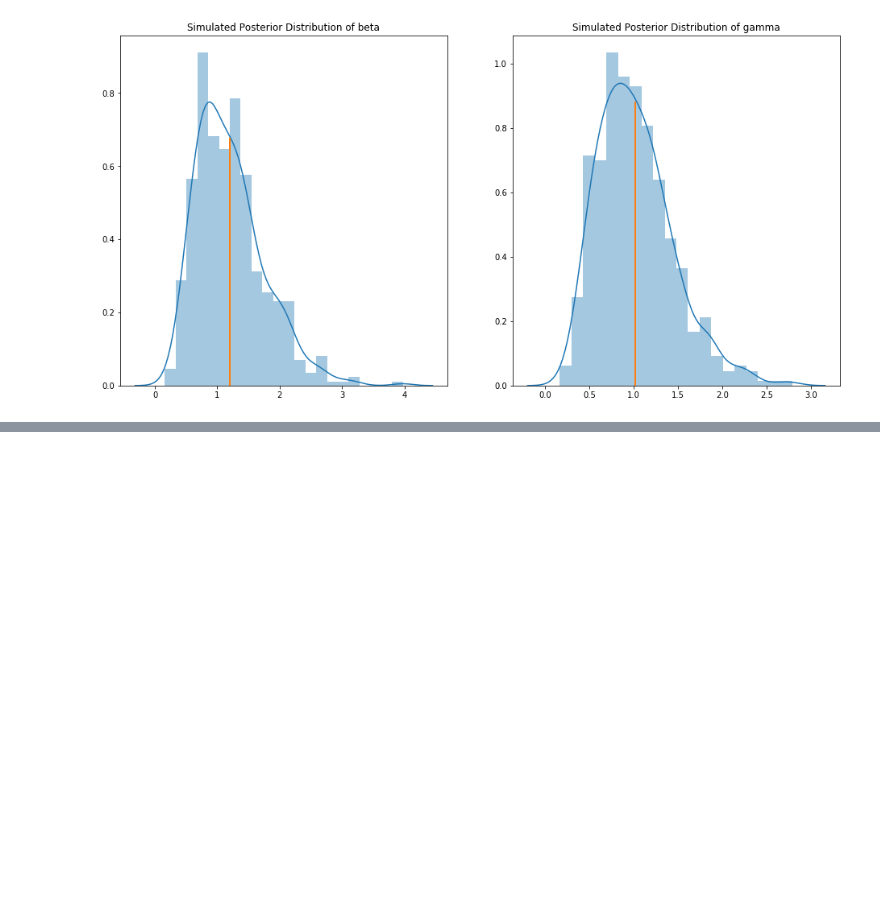
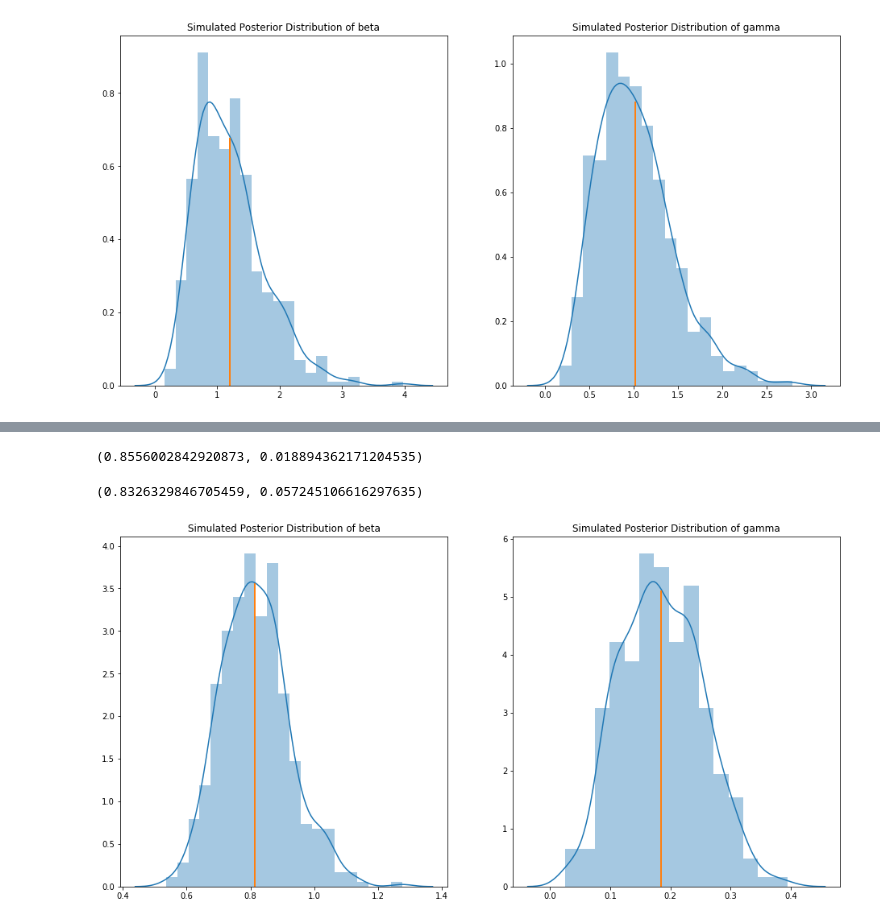
Before and after one commit to jooooooy/sta663, a Jupyter notebook: Visualization.ipynb, the cells around one changed output, grey strips where cells are left out. Cells and saved outputs as stored; diff of their text form; code cells hidden in the pictures; blank space fills up the shorter version.

```diff
--- a/Visualization.ipynb
+++ b/Visualization.ipynb
@@ -29,0 +34,5 @@ plt.savefig('dist.png')
+# %%
+post_sample = np.loadtxt('post_pmc.txt')
+beta = post_sample[:,0]
+gamma = post_sample[:,1]
+wei = post_sample[:,2]
@@ -29,0 +62,23 @@ plt.savefig('dist.png')
+# %%
+meanqG,sdqG
+# %% [output]
+(0.8556002842920873, 0.018894362171204535)
+# %%
+meanqL,sdqL
+# %% [output]
+(0.8326329846705459, 0.057245106616297635)
+# %%
+plt.figure(figsize=(16,8))
+
+plt.subplot(1,2, 1)
+sns.distplot(a = beta, )
+plt.plot([np.mean(beta), np.mean(beta)], [0, 3.55], linewidth=2)
+plt.title('Simulated Posterior Distribution of beta')
+
+plt.subplot(1,2, 2)
+sns.distplot(gamma)
+plt.plot([np.mean(gamma), np.mean(gamma)], [0, 5.1], linewidth=2)
+plt.title('Simulated Posterior Distribution of gamma')
+pass
+# %% [output]
+[figure, added]
```
Also changed, not shown: parts of 8 cells of this notebook.
